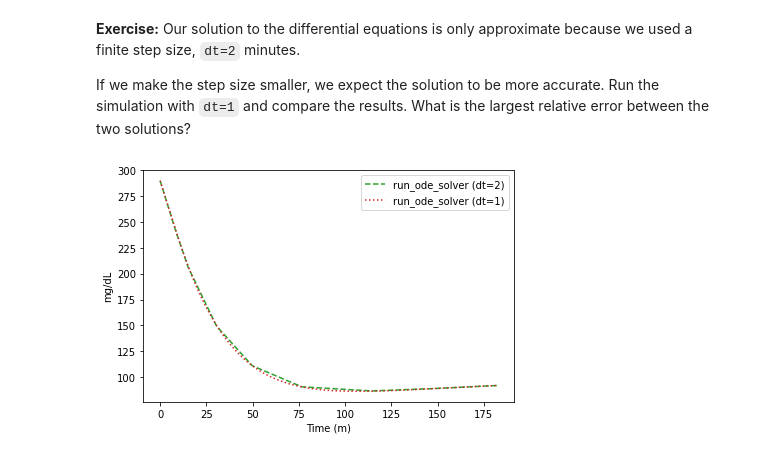
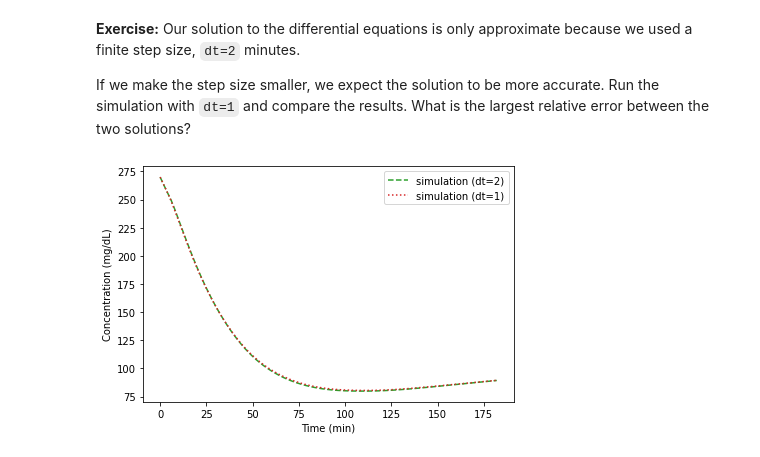
Before and after one commit to AllenDowney/ModSim, a Jupyter notebook: python/soln/chap18.ipynb, the cells around one changed output. Cells and saved outputs as stored; diff of their text form; code cells hidden in the pictures.

```diff
--- a/python/soln/chap18.ipynb
+++ b/python/soln/chap18.ipynb
@@ -61,16 +77,16 @@ We can pass `params` and `data` to `make_system`:
 def make_system(params, data):
     G0, k1, k2, k3 = params
 
-    Gb = data.glucose[0]
-    Ib = data.insulin[0]
-    I = interpolate(data.insulin)
-
     t_0 = data.index[0]
     t_end = data.index[-1]
 
+    Gb = data.glucose[t_0]
+    Ib = data.insulin[t_0]
+    I = interpolate(data.insulin)
+
     init = State(G=G0, X=0)
 
-    return System(params=params, init=init,
+    return System(init=init, params=params,
                   Gb=Gb, Ib=Ib, I=I,
                   t_0=t_0, t_end=t_end, dt=2)
 # %% [markdown]
@@ -131,14 +159,10 @@ results, we are ready to run the simulation. We'll use this version of
 # %%
-
-
 def run_simulation(system, update_func):
-    init = system.init
-    t_0, t_end, dt = system.t_0, system.t_end, system.dt
-
     t_array = linrange(system.t_0, system.t_end, system.dt)
     n = len(t_array)
 
-    frame = TimeFrame(index=t_array, columns=init.index)
+    frame = TimeFrame(index=t_array,
+                      columns=system.init.index)
     frame.iloc[0] = system.init
 
     for i in range(n-1):
@@ -292,20 +353,21 @@ You might be interested in this article about [people making a DIY artificial pa
 **Exercise:**  Our solution to the differential equations is only approximate because we used a finite step size, `dt=2` minutes.
 
 If we make the step size smaller, we expect the solution to be more accurate.  Run the simulation with `dt=1` and compare the results.  What is the largest relative error between the two solutions?
-# %%
-# Solution
-
-system.dt = 1
-results3 = run_simulation(system, update_func)
+# %%
+# Solution
+
+system3 = system.set(dt = 1)
+results3 = run_simulation(system3, update_func)
 # %%
 # Solution
 
-results2.G.plot(style='C2--', label='run_ode_solver (dt=2)')
-results3.G.plot(style='C3:', label='run_ode_solver (dt=1)')
+results.G.plot(style='C2--', label='simulation (dt=2)')
+results3.G.plot(style='C3:', label='simulation (dt=1)')
 
-decorate(xlabel='Time (m)', ylabel='mg/dL')
+decorate(xlabel='Time (min)',
+         ylabel='Concentration (mg/dL)')
 # %% [output]
-[figure, old version]
+[figure, new version]
 # %%
 # Solution
 
```
Also changed, not shown: parts of 54 cells of this notebook, 12 other files.
